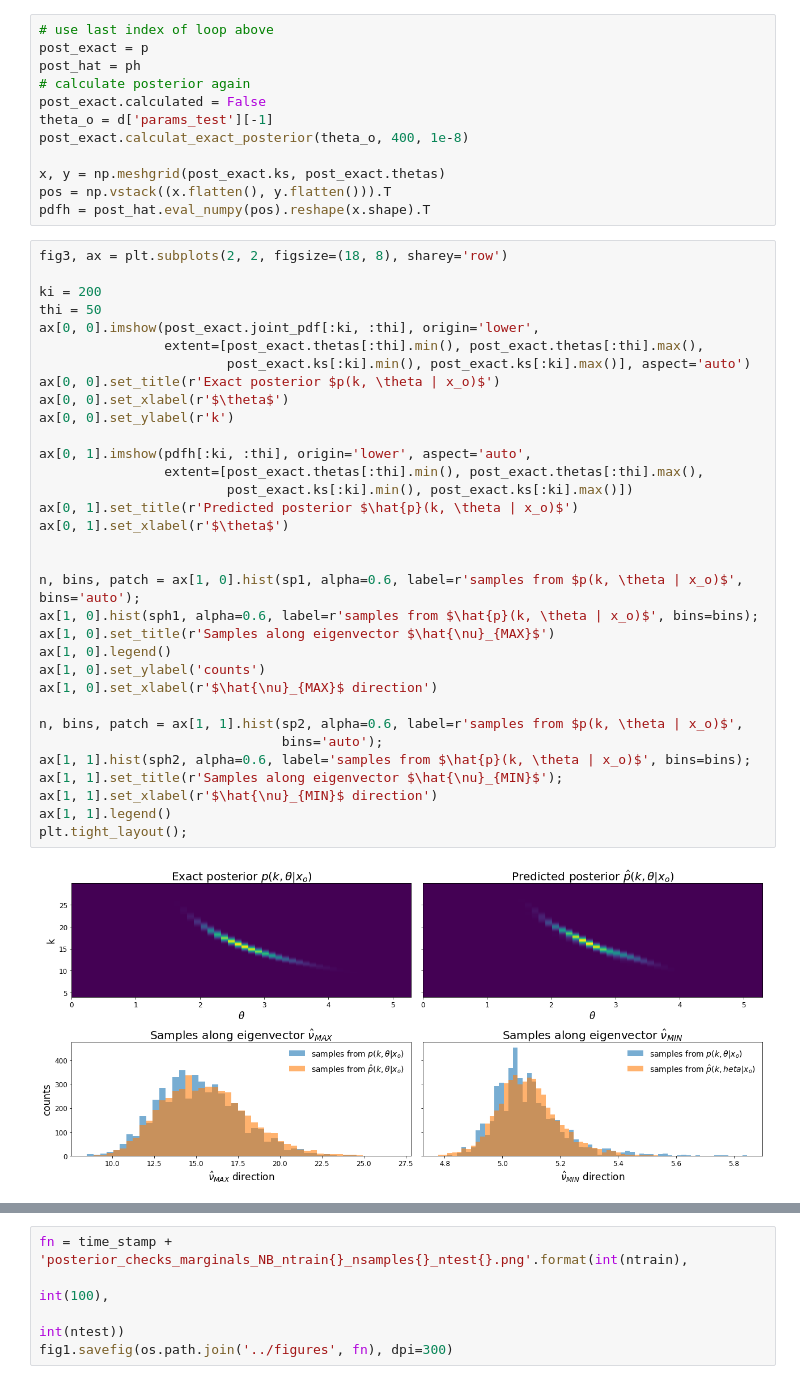
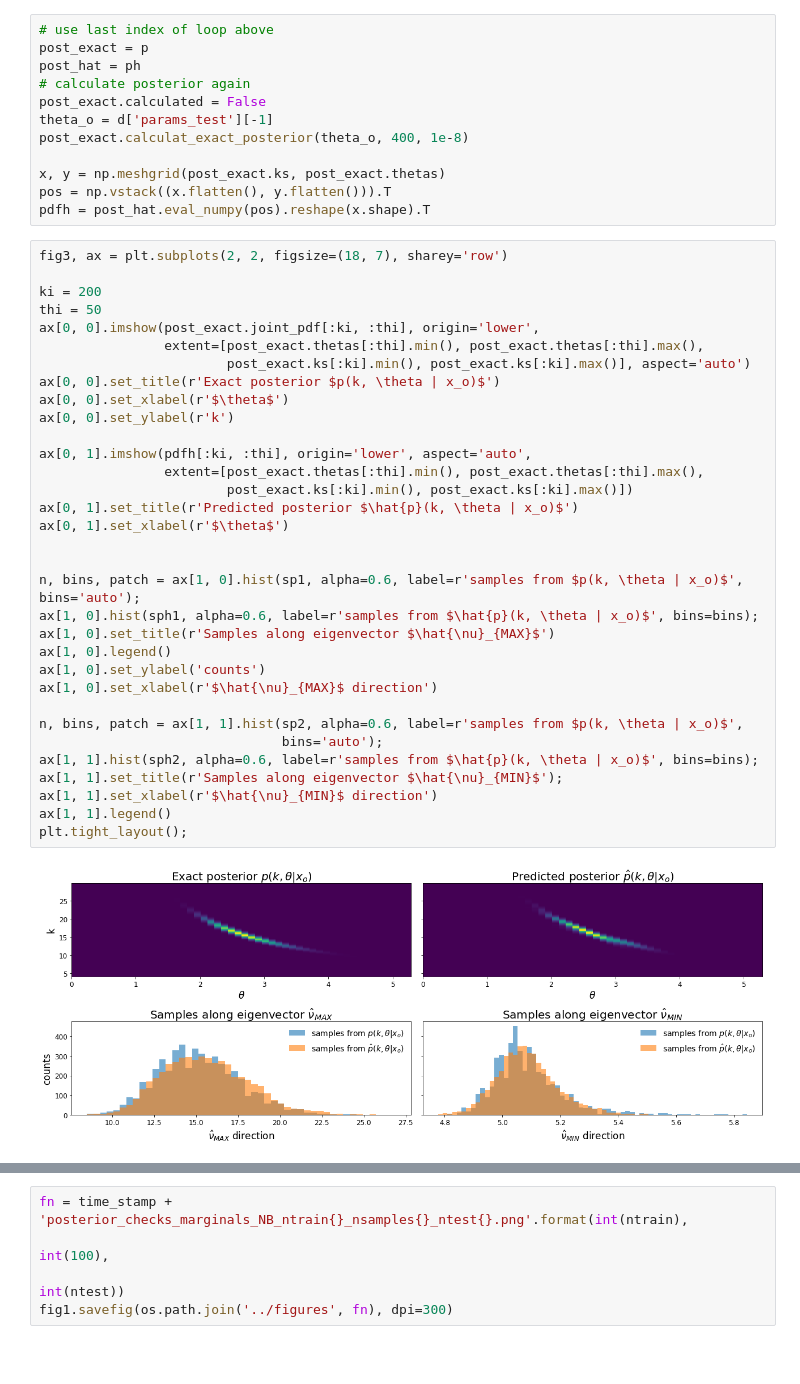
Before and after one commit to janfb/mcabc, a Jupyter notebook: notebooks/ModelComparison_ToyExample_PosteriorChecksNB_Figures.ipynb, the cells around one changed output, grey strips where cells are left out. Cells and saved outputs as stored; diff of their text form; blank space fills up the shorter version.

```diff
--- a/notebooks/ModelComparison_ToyExample_PosteriorChecksNB_Figures.ipynb
+++ b/notebooks/ModelComparison_ToyExample_PosteriorChecksNB_Figures.ipynb
@@ -324,38 +306,38 @@ x, y = np.meshgrid(post_exact.ks, post_exact.thetas)
 pos = np.vstack((x.flatten(), y.flatten())).T
 pdfh = post_hat.eval_numpy(pos).reshape(x.shape).T
 # %%
-fig3, ax = plt.subplots(2, 2, figsize=(18, 8), sharey='row')
+fig3, ax = plt.subplots(2, 2, figsize=(18, 7), sharey='row')
 
 ki = 200
 thi = 50
 ax[0, 0].imshow(post_exact.joint_pdf[:ki, :thi], origin='lower',
                 extent=[post_exact.thetas[:thi].min(), post_exact.thetas[:thi].max(),
                         post_exact.ks[:ki].min(), post_exact.ks[:ki].max()], aspect='auto')
 ax[0, 0].set_title(r'Exact posterior $p(k, \theta | x_o)$')
 ax[0, 0].set_xlabel(r'$\theta$')
 ax[0, 0].set_ylabel(r'k')
 
 ax[0, 1].imshow(pdfh[:ki, :thi], origin='lower', aspect='auto',
                 extent=[post_exact.thetas[:thi].min(), post_exact.thetas[:thi].max(),
                         post_exact.ks[:ki].min(), post_exact.ks[:ki].max()])
 ax[0, 1].set_title(r'Predicted posterior $\hat{p}(k, \theta | x_o)$')
 ax[0, 1].set_xlabel(r'$\theta$')
 
 
 n, bins, patch = ax[1, 0].hist(sp1, alpha=0.6, label=r'samples from $p(k, \theta | x_o)$', bins='auto');
 ax[1, 0].hist(sph1, alpha=0.6, label=r'samples from $\hat{p}(k, \theta | x_o)$', bins=bins);
 ax[1, 0].set_title(r'Samples along eigenvector $\hat{\nu}_{MAX}$')
 ax[1, 0].legend()
 ax[1, 0].set_ylabel('counts')
 ax[1, 0].set_xlabel(r'$\hat{\nu}_{MAX}$ direction')
 
 n, bins, patch = ax[1, 1].hist(sp2, alpha=0.6, label=r'samples from $p(k, \theta | x_o)$',
                                bins='auto');
-ax[1, 1].hist(sph2, alpha=0.6, label='samples from $\hat{p}(k, \theta | x_o)$', bins=bins);
+ax[1, 1].hist(sph2, alpha=0.6, label=r'samples from $\hat{p}(k, \theta | x_o)$', bins=bins);
 ax[1, 1].set_title(r'Samples along eigenvector $\hat{\nu}_{MIN}$');
 ax[1, 1].set_xlabel(r'$\hat{\nu}_{MIN}$ direction')
 ax[1, 1].legend()
 plt.tight_layout();
 # %% [output]
-[figure, old version]
+[figure, new version]
 # %%
```
Also changed, not shown: parts of 4 cells of this notebook, 3 other files.
